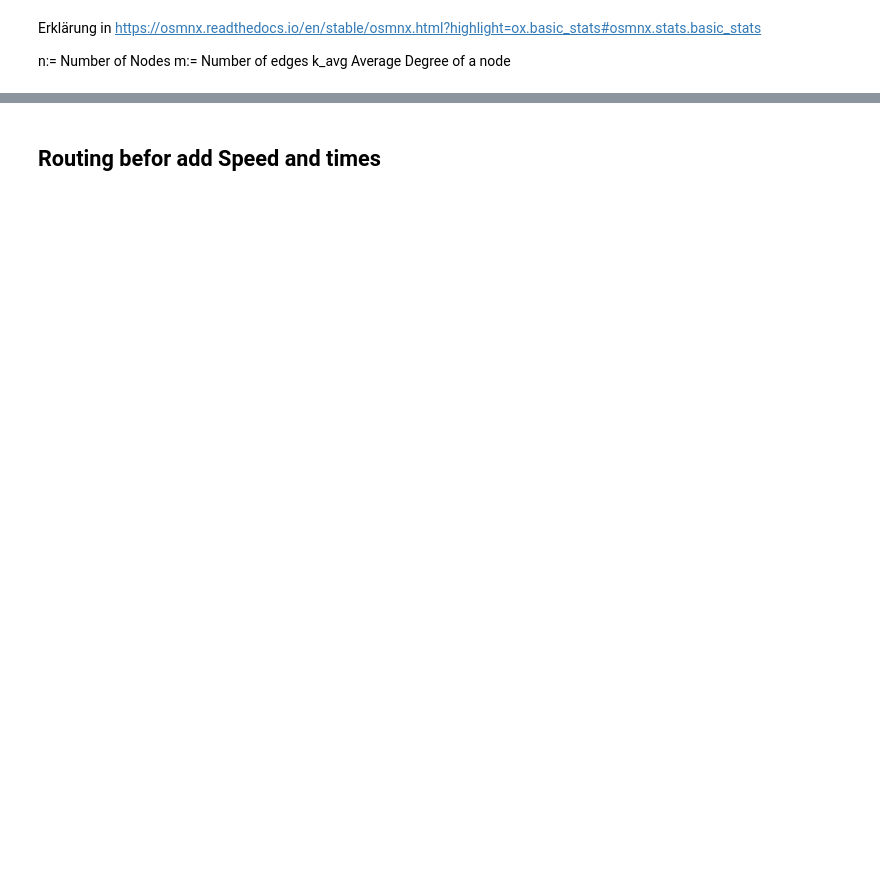
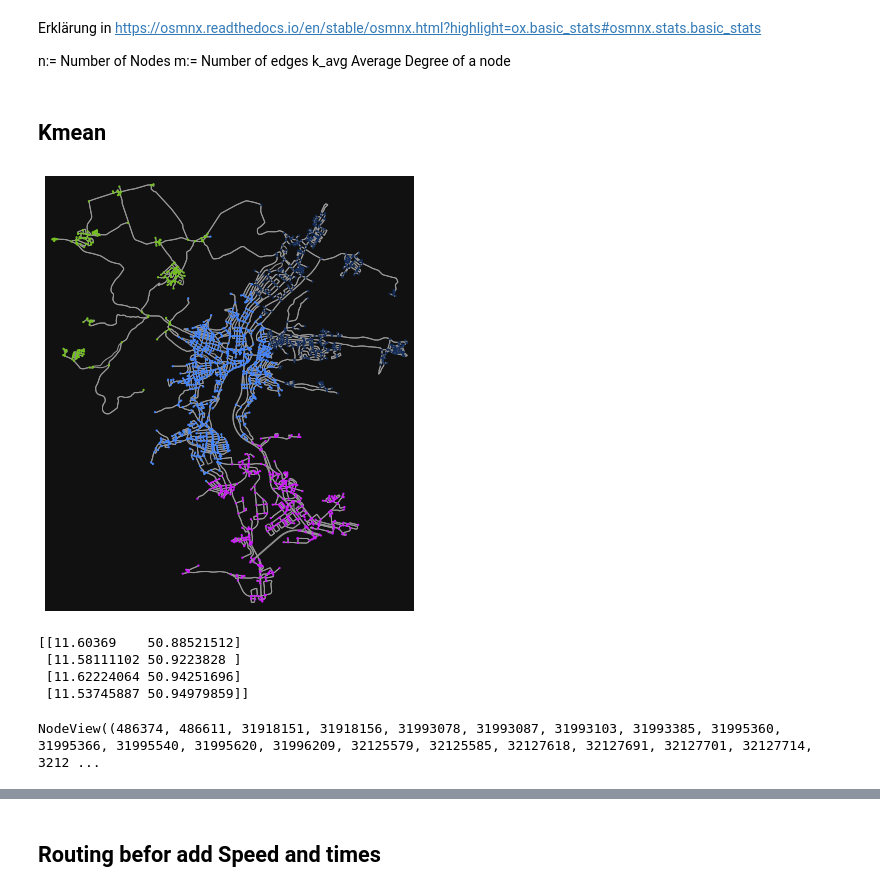
Before and after one commit to Daniel2497/Diskrete_optimierung, a Jupyter notebook: use_osmnx_and_tools/use_map_of_jena.ipynb, the cells around one changed output, grey strips where cells are left out. Saved outputs shown, nothing was run; the diff lists cells and outputs as text; code cells hidden in the pictures; blank space fills up the shorter version.

```diff
--- a/use_osmnx_and_tools/use_map_of_jena.ipynb
+++ b/use_osmnx_and_tools/use_map_of_jena.ipynb
@@ -52,7 +54,7 @@ for i in range(Num_Nodes):
     X[i,0]=x_index_and_values[i][1]
     X[i,1]=y_index_and_values[i][1]
 # %%
-clustering = DBSCAN(eps=0.01, min_samples=4).fit(X)
+clustering = DBSCAN(eps=0.01, min_samples=5).fit(X)
 # %%
 clustering.labels_
 for i in range(Num_Nodes):
@@ -184,3 +186,29 @@ k_avg Average Degree of a node
 # save graph to disk as geopackage (for GIS) or graphml file (for gephi etc)
 ox.save_graph_geopackage(G, filepath="./data/mynetwork.gpkg")
 ox.save_graphml(G, filepath="./data/mynetwork.graphml")
+# %% [markdown]
+## Kmean
+# %%
+model=KMeans(4)
+model.fit(X)
+centers = np.array(model.cluster_centers_)
+
+len(model.labels_)
+
+col_list=[]
+for i in range(int(Num_Nodes)):
+    random.seed(model.labels_[i])
+    col_list.append("#"+''.join([random.choice('0123456789ABCDEF') for j in range(6)]))
+fig, ax = ox.plot_graph(G, node_size=5,node_color=col_list)
+ax.scatter(centers[:,0], centers[:,1], marker="x", color='r',s=1000)
+print(centers)
+# %% [output]
+[figure, added]
+[[11.60369    50.88521512]
+ [11.58111102 50.9223828 ]
+ [11.62224064 50.94251696]
+ [11.53745887 50.94979859]]
+# %%
+G.nodes()
+# %% [output]
+NodeView((486374, 486611, 31918151, 31918156, 31993078, 31993087, 31993103, 31993385, 31995360, 31995366, 31995540, 31995620, 31996209, 32125579, 32125585, 32127618, 32127691, 32127701, 32127714, 3212 ...
```
Also changed, not shown: parts of 14 cells of this notebook.
